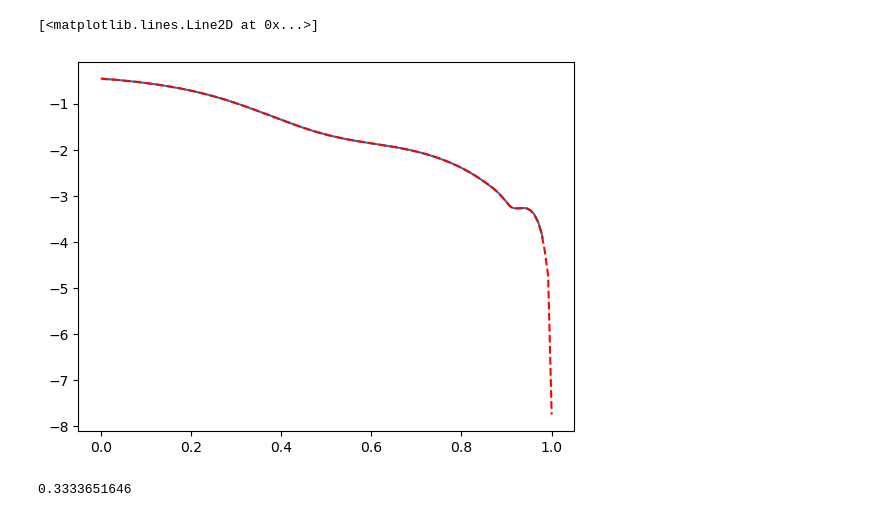
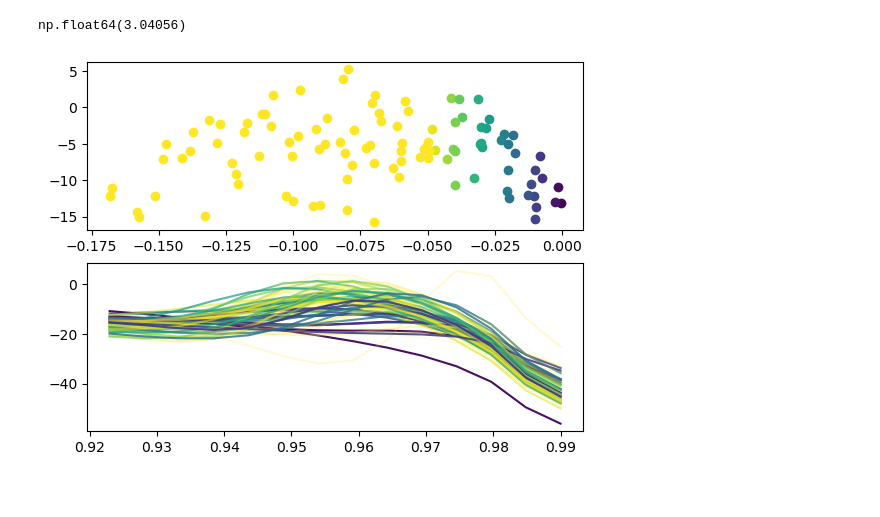
Before and after one commit to Maplenormandy/c1lgkt-jax, a Jupyter notebook: bin/gfile_scratch.ipynb, the cells around one changed output. Saved outputs shown, nothing was run; the diff lists cells and outputs as text; code cells hidden in the pictures.

```diff
--- a/bin/gfile_scratch.ipynb
+++ b/bin/gfile_scratch.ipynb
@@ -27,14 +107,21 @@ fieldline_pusher = FieldlinePusher()
 # %%
-times = range(2000, 2500, 10)
+# %% Load equilibrium data and compute q-profiles
+
+times = range(2700, 3900, 10)
+eqs = []
+geoms = []
 
 # Profiling
 start_time = timeit.default_timer()
 
-for time in times:
-    filename = R"C:\Users\maple\OneDrive\Research\IFS\Scripts\gpr\eqs174864\g174864.0" + str(time)
+for time in tqdm(times):
+    filename = Rf"{rootdir}\eqs174864\g174864.0{time}"
 
     eq = Equilibrium.from_gfile(filename)
     geom = GeometryHandler(eq, fieldline_pusher)
+
+    eqs.append(eq)
+    geoms.append(geom)
 
     curr_time = timeit.default_timer()
     print(f"Time for {time}: {curr_time - start_time} seconds")
@@ -149,11 +149,35 @@ with open(filename, 'r') as f:
+# %%
+t_elms[np.searchsorted(t_elms, 3.0)]
+# %% [output]
+np.float64(3.04056)
 # %%
-plt.figure()
-plt.plot(geom.psi_surf/eq.psix, geom.q_surf)
-plt.plot(psi/eq.psix, -qpsi, 'r--')
+# %% Plot q profiles vs. time to ELM
+
+fig, axs = plt.subplots(2, 1)
+
+for i, time in enumerate(times):
+    # Compute time in seconds
+    t = time / 1000.0
+    # Find index of next ELM
+    ind = np.searchsorted(t_elms, t)
+
+    # Check if we're in the whitelist; if so, proceed
+    if elm_okay[ind-1]:
+
+        # Get time to next ELM
+        to_next_elm = t - t_elms[ind]
+
+        eq = eqs[i]
+        geom = geoms[i]
+
+        ind_plot = np.searchsorted(geom.psi_surf/eq.psix, 0.92)
+
+        dq_dpsi = np.gradient(geom.q_surf) / np.gradient(geom.psi_surf / eq.psix)
+
+        color = mpl.cm.viridis(-to_next_elm / 0.05)
+
+        axs[0].scatter(to_next_elm, np.max(dq_dpsi[ind_plot:]), color=color)
+
+        axs[1].plot(geom.psi_surf[ind_plot:]/eq.psix, dq_dpsi[ind_plot:], c=color, alpha=1.0 - np.clip(-to_next_elm / 0.1, 0.0, 1.0))
 # %% [output]
-[<matplotlib.lines.Line2D at 0x...>]
-[figure, old version]
+[figure, new version]
-# %%
-eq.psix
-# %% [output]
-0.3333651646
```
Also changed, not shown: parts of 8 cells of this notebook, 6 other files.
